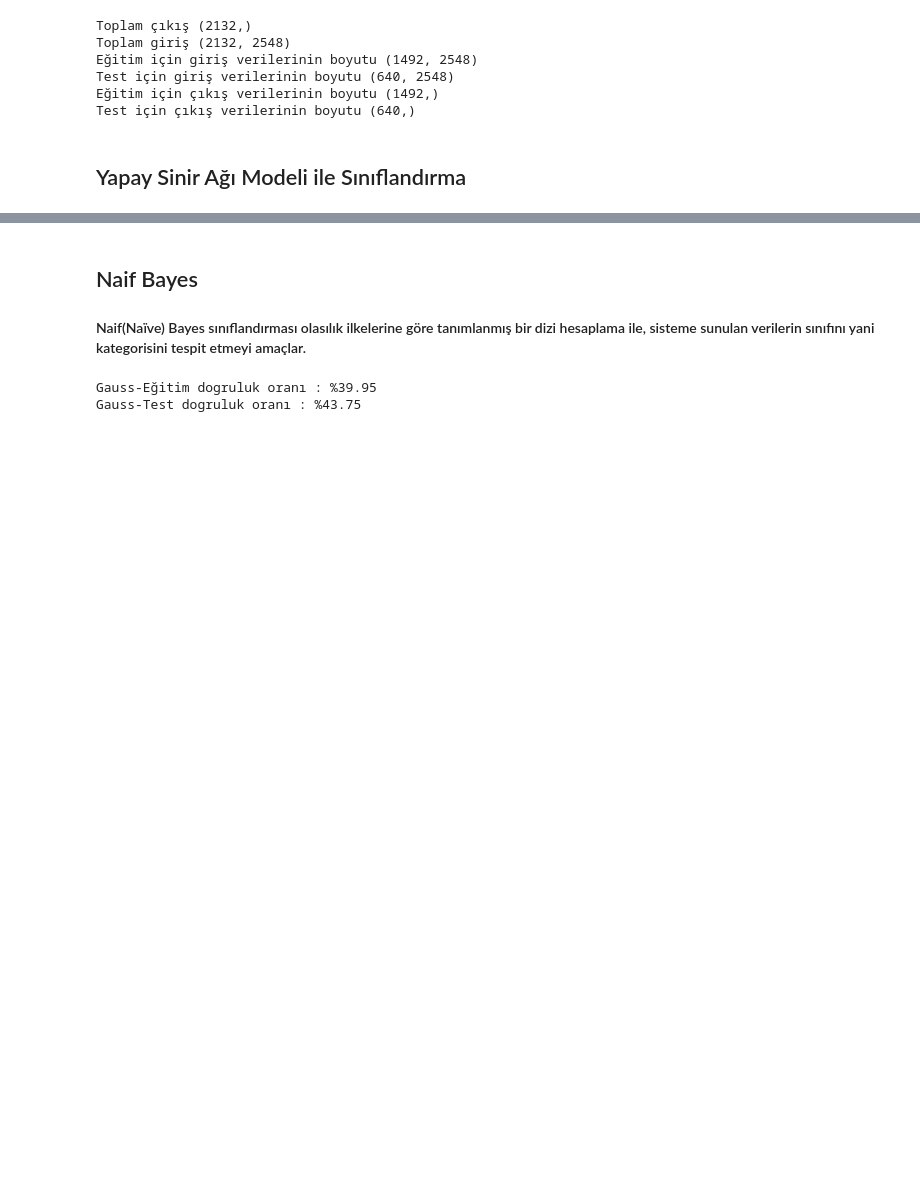
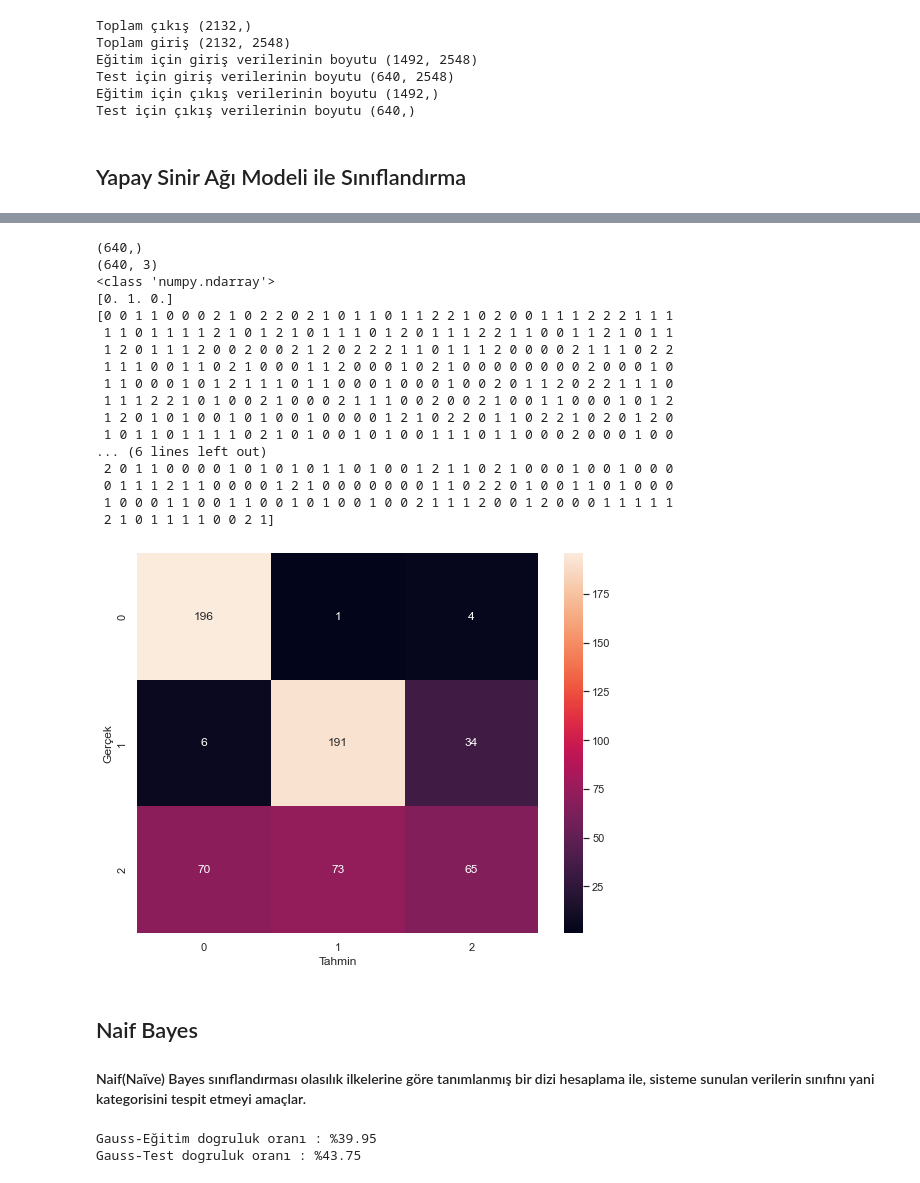
Before and after one commit to frknbltci/MachineLearningWorking, a Jupyter notebook: MakineOgr.ipynb, the cells around one changed output, grey strips where cells are left out. Cells and saved outputs as stored; diff of their text form; code cells hidden in the pictures; blank space fills up the shorter version.

```diff
--- a/MakineOgr.ipynb
+++ b/MakineOgr.ipynb
@@ -163,3 +179,39 @@ Test Accuracy: 65.16%
+# %%
+
+print(y_test.shape)
+print(pred.shape)
+#print(y_test)
+print(type(pred))
+## confisuon matrixden sonuç alabilmek için istediğimiz formata çeviriyoruz.
+print(pred[2])
+x=np.array(pred)
+print(np.where(x==1)[1])
+sns.set(style='white')
+conf_mat = confusion_matrix(y_test, np.where(x==1)[1])
+fig, ax = plt.subplots(figsize=(9,7))
+sns.heatmap(conf_mat, annot=True, fmt='d')
+plt.ylabel('Gerçek')
+plt.xlabel('Tahmin')
+plt.show()
+# %% [output]
+(640,)
+(640, 3)
+<class 'numpy.ndarray'>
+[0. 1. 0.]
+[0 0 1 1 0 0 0 2 1 0 2 2 0 2 1 0 1 1 0 1 1 2 2 1 0 2 0 0 1 1 1 2 2 2 1 1 1
+ 1 1 0 1 1 1 1 2 1 0 1 2 1 0 1 1 1 0 1 2 0 1 1 1 2 2 1 1 0 0 1 1 2 1 0 1 1
+ 1 2 0 1 1 1 2 0 0 2 0 0 2 1 2 0 2 2 2 1 1 0 1 1 1 2 0 0 0 0 2 1 1 1 0 2 2
+ 1 1 1 0 0 1 1 0 2 1 0 0 0 1 1 2 0 0 0 1 0 2 1 0 0 0 0 0 0 0 0 2 0 0 0 1 0
+ 1 1 0 0 0 1 0 1 2 1 1 1 0 1 1 0 0 0 1 0 0 0 1 0 0 2 0 1 1 2 0 2 2 1 1 1 0
+ 1 1 1 2 2 1 0 1 0 0 2 1 0 0 0 2 1 1 1 0 0 2 0 0 2 1 0 0 1 1 0 0 0 1 0 1 2
+ 1 2 0 1 0 1 0 0 1 0 1 0 0 1 0 0 0 0 1 2 1 0 2 2 0 1 1 0 2 2 1 0 2 0 1 2 0
+ 1 0 1 1 0 1 1 1 1 0 2 1 0 1 0 0 1 0 1 0 0 1 1 1 0 1 1 0 0 0 2 0 0 0 1 0 0
+... (6 lines left out)
+ 2 0 1 1 0 0 0 0 1 0 1 0 1 0 1 1 0 1 0 0 1 2 1 1 0 2 1 0 0 0 1 0 0 1 0 0 0
+ 0 1 1 1 2 1 1 0 0 0 0 1 2 1 0 0 0 0 0 0 0 1 1 0 2 2 0 1 0 0 1 1 0 1 0 0 0
+ 1 0 0 0 1 1 0 0 1 1 0 0 1 0 1 0 0 1 0 0 2 1 1 1 2 0 0 1 2 0 0 0 1 1 1 1 1
+ 2 1 0 1 1 1 1 0 0 2 1]
+[figure, added]
 # %% [markdown]
 ##  Naif Bayes
 
```
Also changed, not shown: parts of 13 cells of this notebook.
